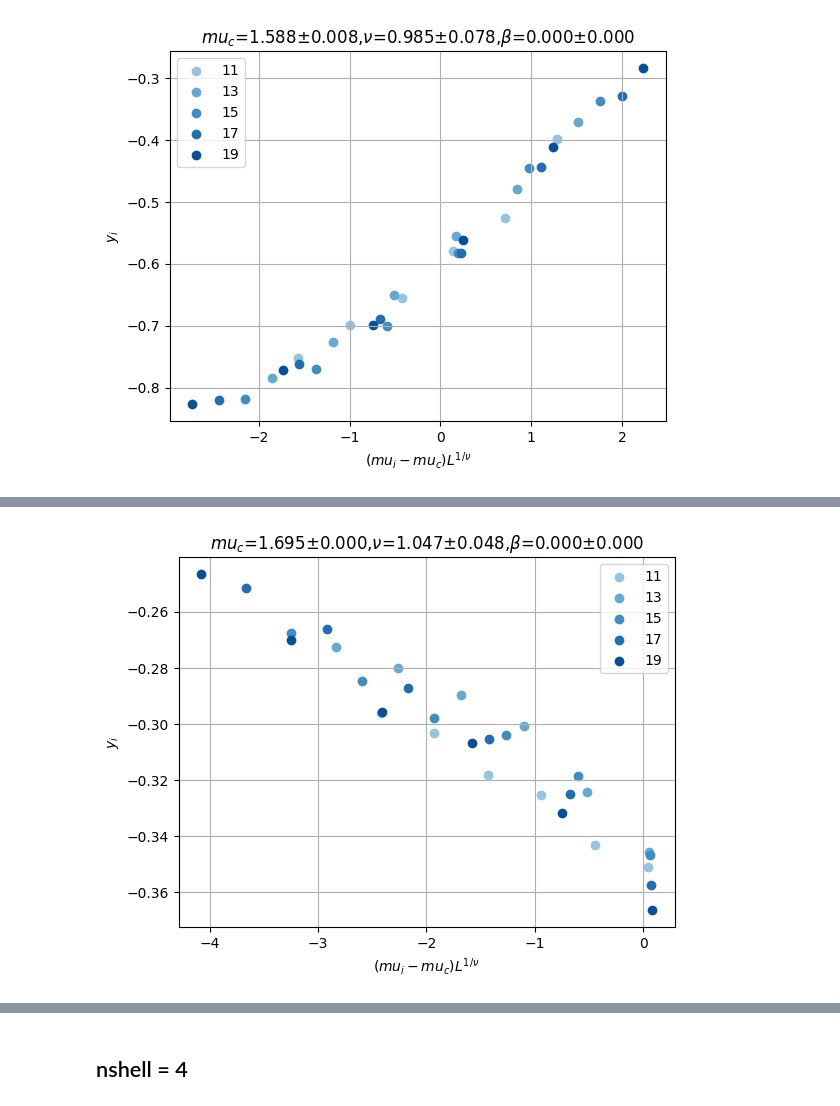
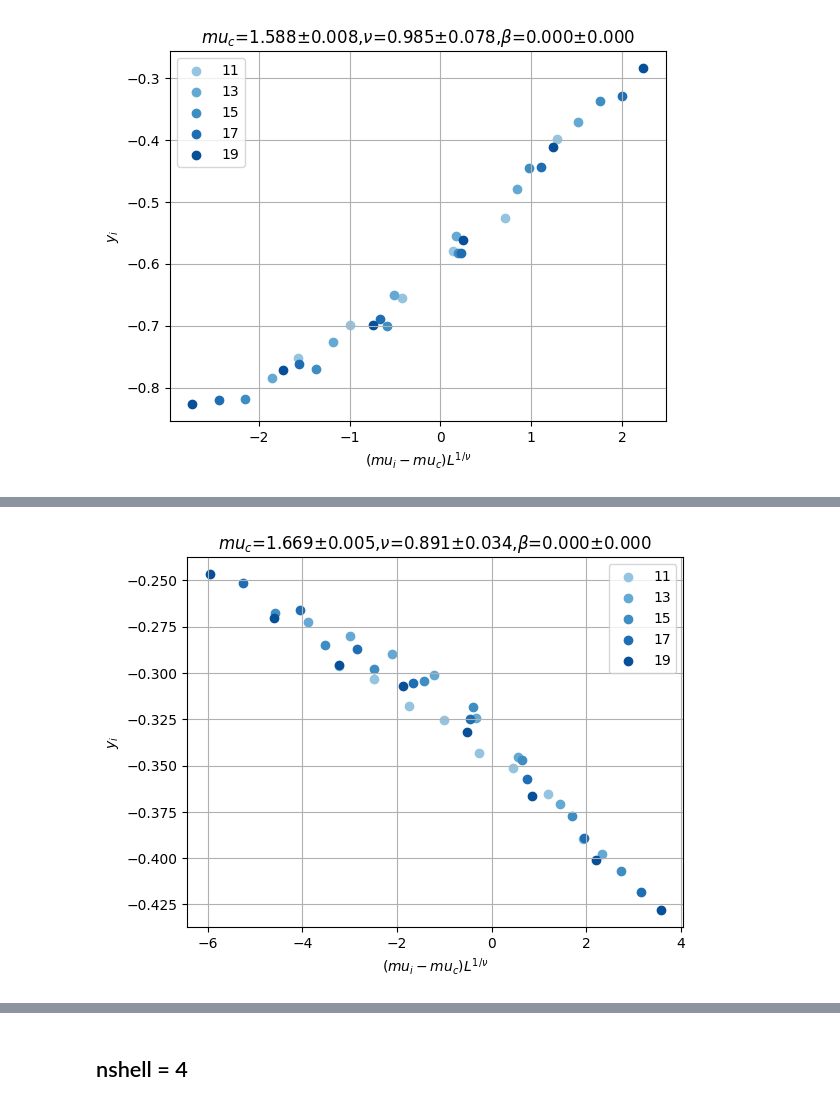
Before and after one commit to hainingpan/GTN, a Jupyter notebook: plot_pytorch.ipynb, the cells around one changed output, grey strips where cells are left out. Cells and saved outputs as stored; diff of their text form; code cells hidden in the pictures.

```diff
--- a/plot_pytorch.ipynb
+++ b/plot_pytorch.ipynb
@@ -23,10 +23,10 @@ zz=load_torch_pt(f'class_A_2D_L11_nshell2_mu1.20_es50_seed0_SE.pt')
 # %%
 L_list=range(11,21,2)
 params_list=[
-({'es':'50',},{'L':L_list,'nshell':[2,],'mu': np.unique(np.round(np.hstack([np.linspace(1.1,2.1,11),np.linspace(1.1,1.6,11)]),2)) }),
-({'es':'50',},{'L':L_list,'nshell':[3,],'mu': np.unique(np.round(np.hstack([np.linspace(1.1,2.1,11),np.linspace(1.3,1.8,11)]),2)) }),
-({'es':'50',},{'L':L_list,'nshell':[4,],'mu': np.unique(np.round(np.hstack([np.linspace(1.1,2.1,11),np.linspace(1.6,2.1,11)]),2)) }),
-({'es':'50',},{'L':L_list,'nshell':[5,],'mu': np.unique(np.round(np.hstack([np.linspace(1.1,2.1,11),np.linspace(1.6,2.1,11)]),2)) }),
+({'es':'50','sigma':0},{'L':L_list,'nshell':[2,],'mu': np.unique(np.round(np.hstack([np.linspace(1.1,2.1,11),np.linspace(1.1,1.6,11)]),2)) }),
+({'es':'50','sigma':0},{'L':L_list,'nshell':[3,],'mu': np.unique(np.round(np.hstack([np.linspace(1.1,2.1,11),np.linspace(1.3,1.8,11)]),2)) }),
+({'es':'50','sigma':0},{'L':L_list,'nshell':[4,],'mu': np.unique(np.round(np.hstack([np.linspace(1.1,2.1,11),np.linspace(1.6,2.1,11)]),2)) }),
+({'es':'50','sigma':0},{'L':L_list,'nshell':[5,],'mu': np.unique(np.round(np.hstack([np.linspace(1.1,2.1,11),np.linspace(1.6,2.1,11)]),2)) }),
 # ({'es':'50',},{'L':L_list,'nshell':[2,3,4,5],'mu':np.round( np.hstack([np.linspace(1.1,2.1,11),np.linspace(2.2,2.8,4)]) ,2)}),
 # np.hstack(np.linspace(1.1,2.1,11),np.linspace(2.2,2.8,4))
 # ({'es':'50',},{'L':L_list,'nshell':[2,3,4,5],'mu':np.round(np.linspace(-0.5,0.5,11),2)}),
@@ -35,7 +35,7 @@ for fixed_params,vary_params in params_list:
     data_0_dict=generate_params(
         fixed_params=fixed_params,
         vary_params=vary_params,
-        fn_template='class_A_2D_L{L}_nshell{nshell}_mu{mu:.2f}_es{es}_seed0_SE.pt',
+        fn_template='class_A_2D_L{L}_nshell{nshell}_mu{mu:.2f}_sigma{sigma:.3f}_es{es}_seed0_SE.pt',
         fn_dir_template='.',
         input_params_template='{L} {mu:.2f} {nshell} {sigma:.3f}',
         load_data=load_torch_pt,
@@ -190,6 +171,6 @@ ax.legend()
 # %%
-dc=DataCollapse(df=df_0,params={'Metrics':'TMI','seed0':0,'nshell':3},Lmin=11,Lmax=19,p_range=[1.45,1.7],p_='mu',L_='L')
-dc.datacollapse(nu=1.,p_c=1.69,p_c_range = dc.p_range,nu_range=(0.5,3))
+dc=DataCollapse(df=df_0,params={'Metrics':'TMI','seed0':0,'nshell':3},Lmin=11,Lmax=19,p_range=[1.45,1.8],p_='mu',L_='L')
+dc.datacollapse(nu=1.,p_c=1.59,p_c_range = dc.p_range,nu_range=(0.5,3))
 dc.plot_data_collapse()
 # %% [output]
-[figure, old version]
+[figure, new version]
```
Also changed, not shown: parts of 31 cells of this notebook, 1 other file.
